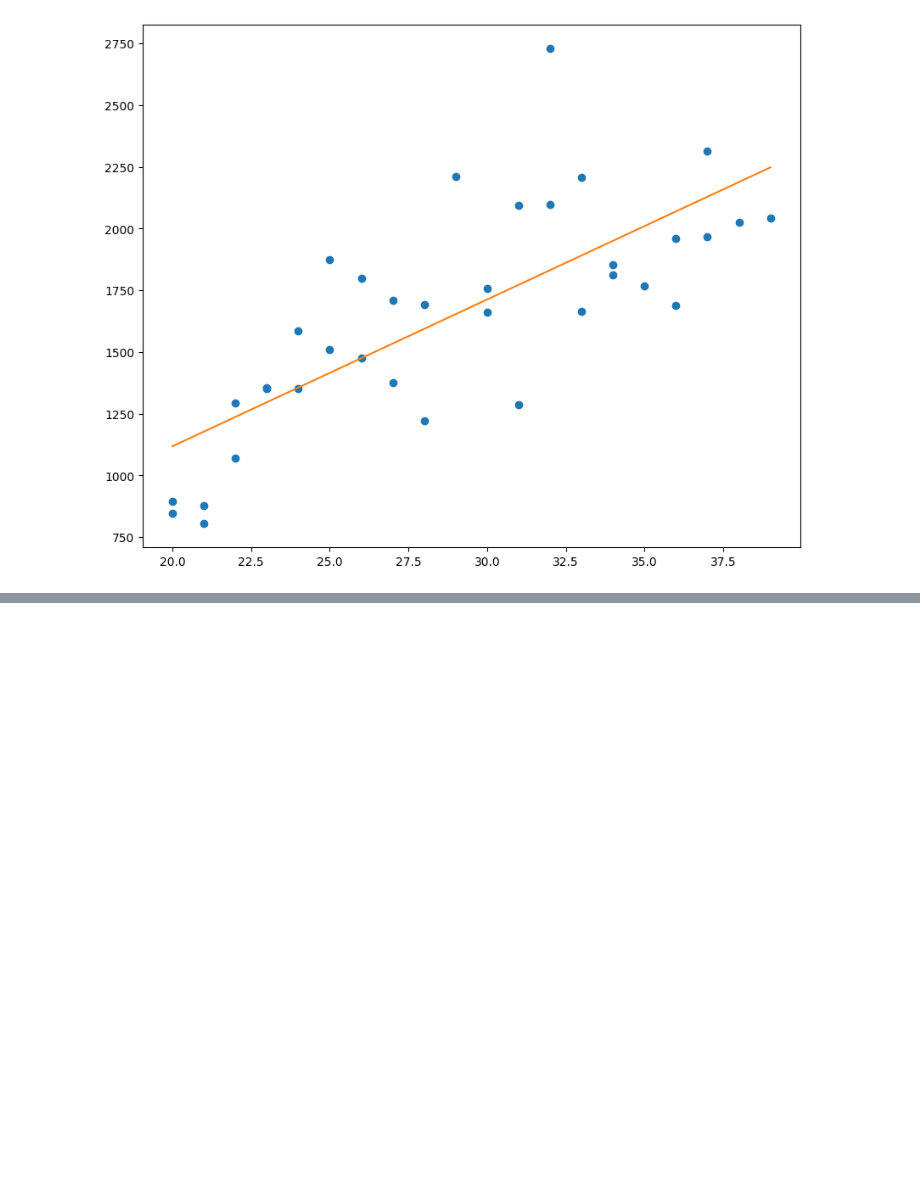
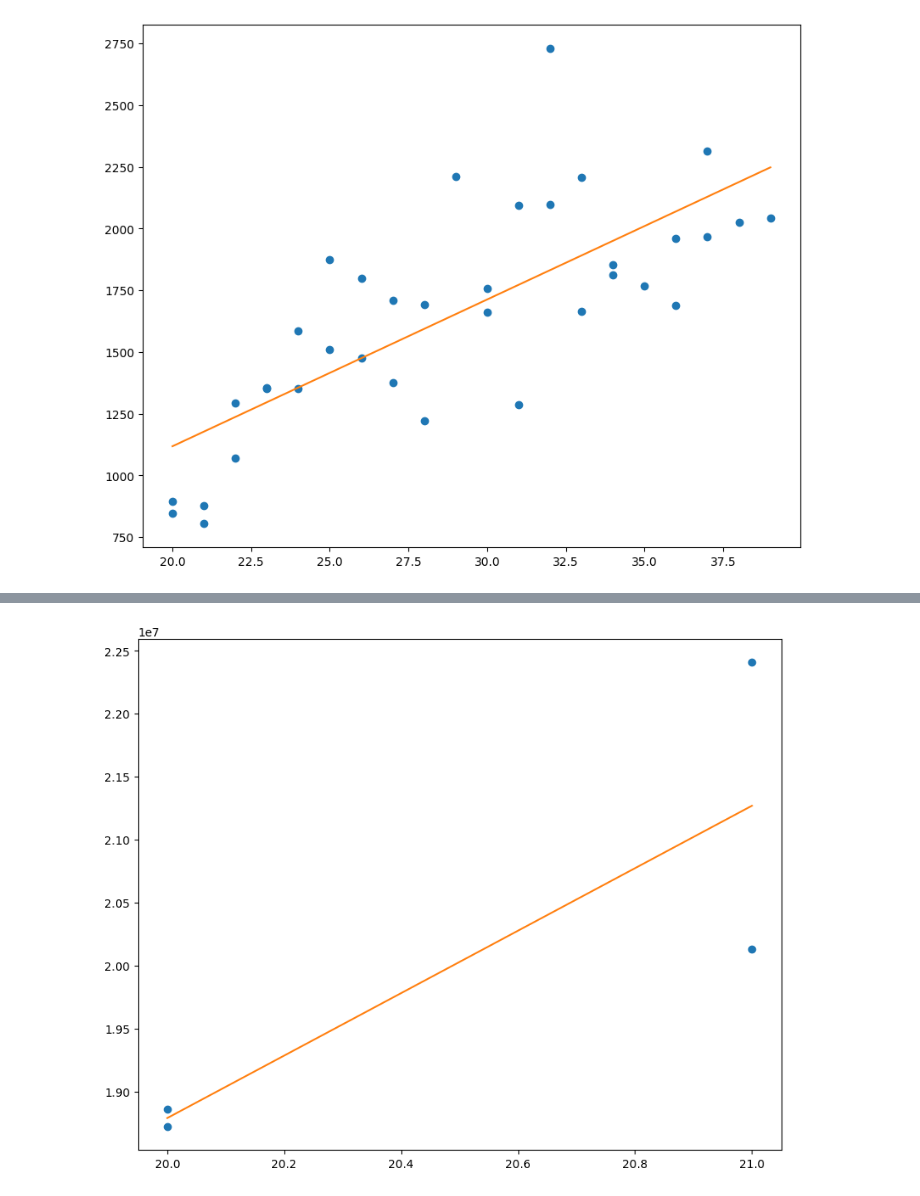
Before and after one commit to Nicofero/PhyloTree_ReConst, a Jupyter notebook: metrics_study.ipynb, the cells around one changed output, grey strips where cells are left out. Saved outputs shown, nothing was run; the diff lists cells and outputs as text; code cells hidden in the pictures; blank space fills up the shorter version.

```diff
--- a/metrics_study.ipynb
+++ b/metrics_study.ipynb
@@ -134,0 +167,21 @@ plt.plot(time['size'], transform_time, 'o')
+# %%
+# Seems linear so, linear regression it is
+
+model = LinearRegression()
+
+model.fit(qaoa_time[['size']], qaoa_time['time'])
+
+fig,ax = plt.subplots(figsize=(10,8))
+
+X = qaoa_time['size']
+y = qaoa_time['time']
+
+ax.plot(X, y, 'o')
+
+y_pred = model.predict(qaoa_time[['size']])
+
+ax.plot(X, y_pred)
+
+plt.show()
+# %% [output]
+[figure, added]
```
Also changed, not shown: parts of 8 cells of this notebook, 2 other files.
